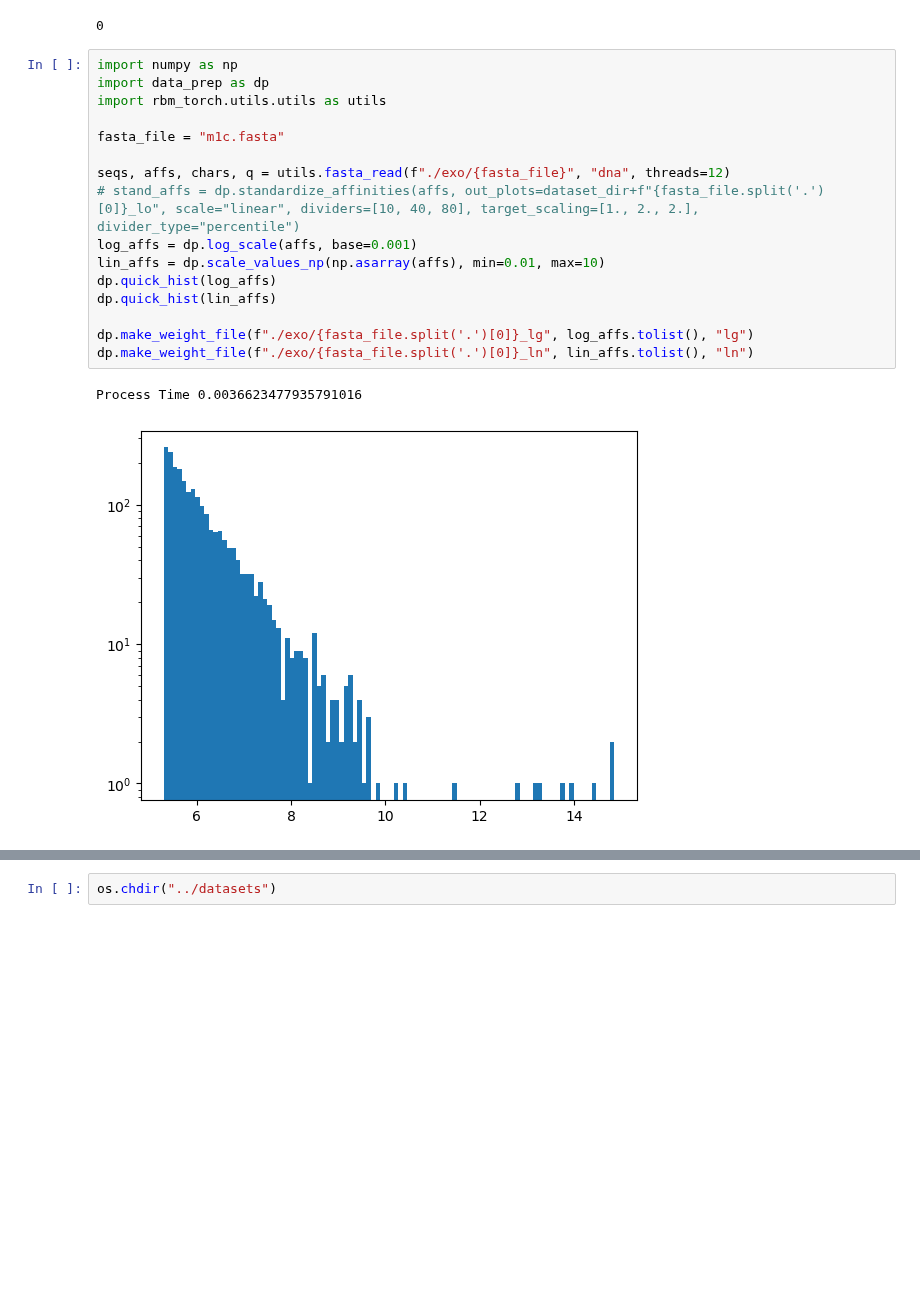
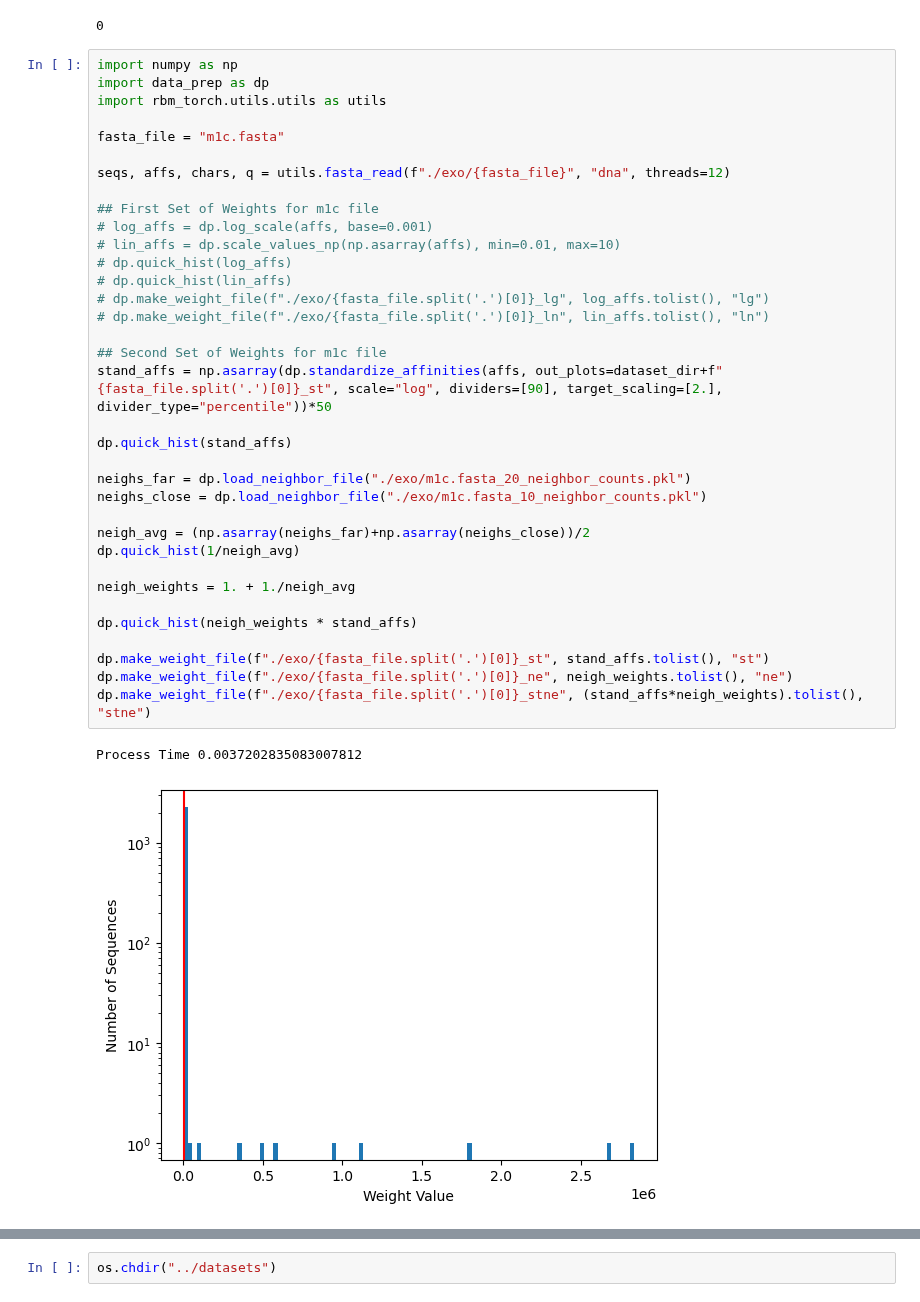
Before and after one commit to Jonahowns/phage_display_ML, a Jupyter notebook: datasets/exosome_dataset_prep_example.ipynb, the cells around one changed output, grey strips where cells are left out. Drawn from its saved outputs; the diff is of its cells as text; blank space fills up the shorter version.

Commit message:
More weights for the exo m1c dataset. Also training for twice as long. Let's see what happens

```diff
--- a/datasets/exosome_dataset_prep_example.ipynb
+++ b/datasets/exosome_dataset_prep_example.ipynb
@@ -366,19 +366,38 @@ sp.call(f"python submit.py -d exo -r m1 -p wzhengpu1 -q wildfire -m crbm -e 200
 # %%
 import numpy as np
 import data_prep as dp
 import rbm_torch.utils.utils as utils
 
 fasta_file = "m1c.fasta"
 
 seqs, affs, chars, q = utils.fasta_read(f"./exo/{fasta_file}", "dna", threads=12)
-# stand_affs = dp.standardize_affinities(affs, out_plots=dataset_dir+f"{fasta_file.split('.')[0]}_lo", scale="linear", dividers=[10, 40, 80], target_scaling=[1., 2., 2.], divider_type="percentile")
-log_affs = dp.log_scale(affs, base=0.001)
-lin_affs = dp.scale_values_np(np.asarray(affs), min=0.01, max=10)
-dp.quick_hist(log_affs)
-dp.quick_hist(lin_affs)
 
-dp.make_weight_file(f"./exo/{fasta_file.split('.')[0]}_lg", log_affs.tolist(), "lg")
-dp.make_weight_file(f"./exo/{fasta_file.split('.')[0]}_ln", lin_affs.tolist(), "ln")
+## First Set of Weights for m1c file
+# log_affs = dp.log_scale(affs, base=0.001)
+# lin_affs = dp.scale_values_np(np.asarray(affs), min=0.01, max=10)
+# dp.quick_hist(log_affs)
+# dp.quick_hist(lin_affs)
+# dp.make_weight_file(f"./exo/{fasta_file.split('.')[0]}_lg", log_affs.tolist(), "lg")
+# dp.make_weight_file(f"./exo/{fasta_file.split('.')[0]}_ln", lin_affs.tolist(), "ln")
+
+## Second Set of Weights for m1c file
+stand_affs = np.asarray(dp.standardize_affinities(affs, out_plots=dataset_dir+f"{fasta_file.split('.')[0]}_st", scale="log", dividers=[90], target_scaling=[2.], divider_type="percentile"))*50
+
+dp.quick_hist(stand_affs)
+
+neighs_far = dp.load_neighbor_file("./exo/m1c.fasta_20_neighbor_counts.pkl")
+neighs_close = dp.load_neighbor_file("./exo/m1c.fasta_10_neighbor_counts.pkl")
+
+neigh_avg = (np.asarray(neighs_far)+np.asarray(neighs_close))/2
+dp.quick_hist(1/neigh_avg)
+
+neigh_weights = 1. + 1./neigh_avg
+
+dp.quick_hist(neigh_weights * stand_affs)
+
+dp.make_weight_file(f"./exo/{fasta_file.split('.')[0]}_st", stand_affs.tolist(), "st")
+dp.make_weight_file(f"./exo/{fasta_file.split('.')[0]}_ne", neigh_weights.tolist(), "ne")
+dp.make_weight_file(f"./exo/{fasta_file.split('.')[0]}_stne", (stand_affs*neigh_weights).tolist(), "stne")
 # %% [output]
-Process Time 0.0036623477935791016
+Process Time 0.0037202835083007812
-[figure, old version]
+[figure, new version]
```
Also changed, not shown: parts of 3 cells of this notebook, 5 other files.
